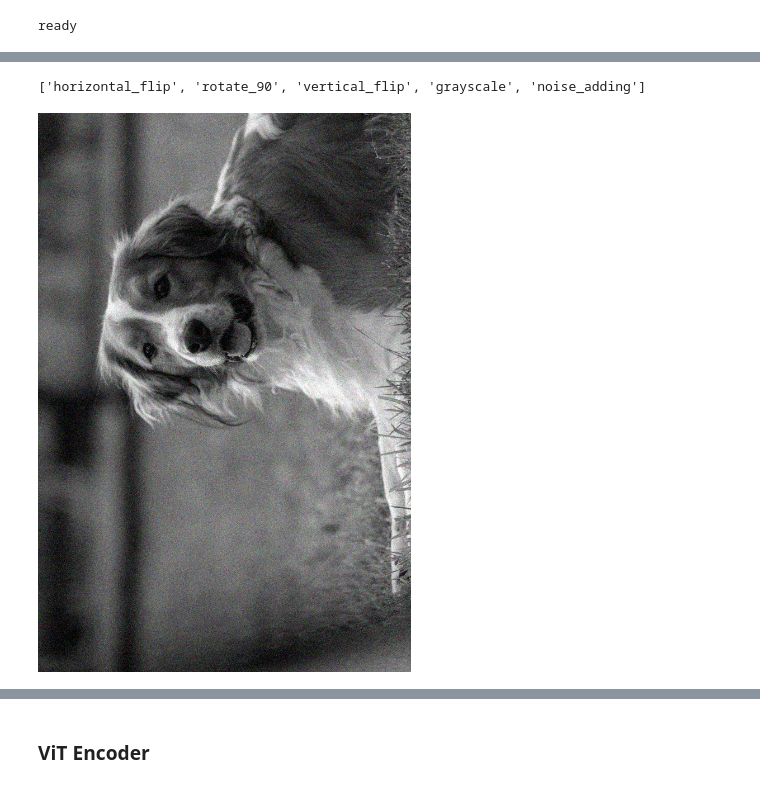
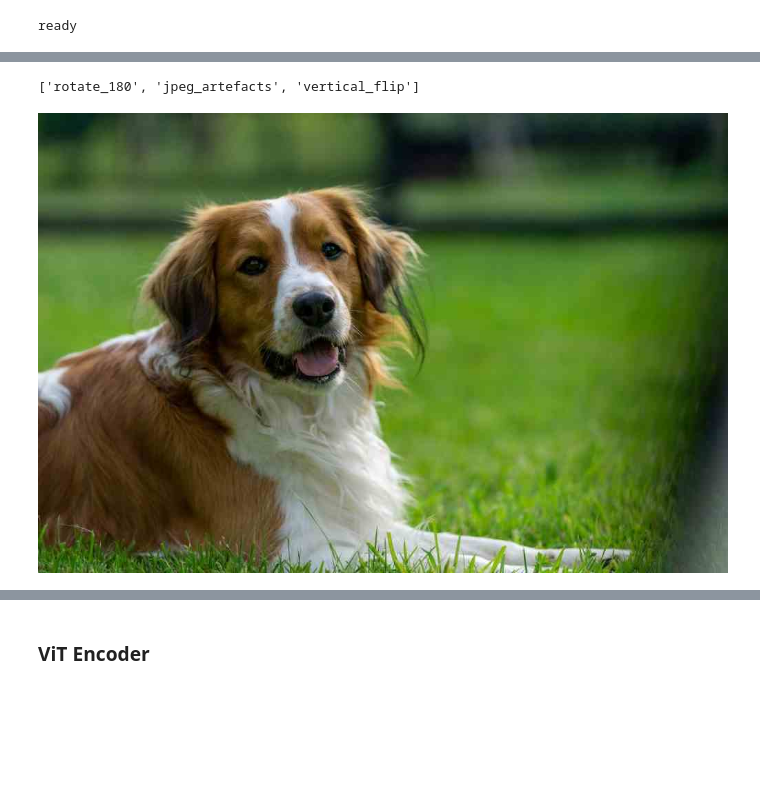
Before and after one commit to DorinDaniil/Image-Transform-Predict, a Jupyter notebook: testing_model.ipynb, the cells around one changed output, grey strips where cells are left out. Drawn from its saved outputs; the diff is of its cells as text; code cells hidden in the pictures; blank space fills up the shorter version.

```diff
--- a/testing_model.ipynb
+++ b/testing_model.ipynb
@@ -37,17 +48,17 @@ ready
 # %%
 image_path_1 = 'assets/image.jpg'
 image_path_2 = 'assets/dog.jpg'
 
 image_1 = Image.open(image_path_1)
 image_2 = Image.open(image_path_2)
 
 it = ImageTransformer()
-transformed_image_1, sequence_1 = it.transform(image_1, 0.3)
+transformed_image_1, sequence_1 = it.transform(image_1, 0.5)
 print(sequence_1)
 transformed_image_1
 # %% [output]
-['horizontal_flip', 'rotate_90', 'vertical_flip', 'grayscale', 'noise_adding']
+['rotate_180', 'jpeg_artefacts', 'vertical_flip']
-[figure, old version]
+[figure, new version]
 # %%
 image_tensor_1 = preprocess(image_1).unsqueeze(0)
 image_tensor_2 = preprocess(image_2).unsqueeze(0)
```
Also changed, not shown: parts of 27 cells of this notebook, 20 other files.
